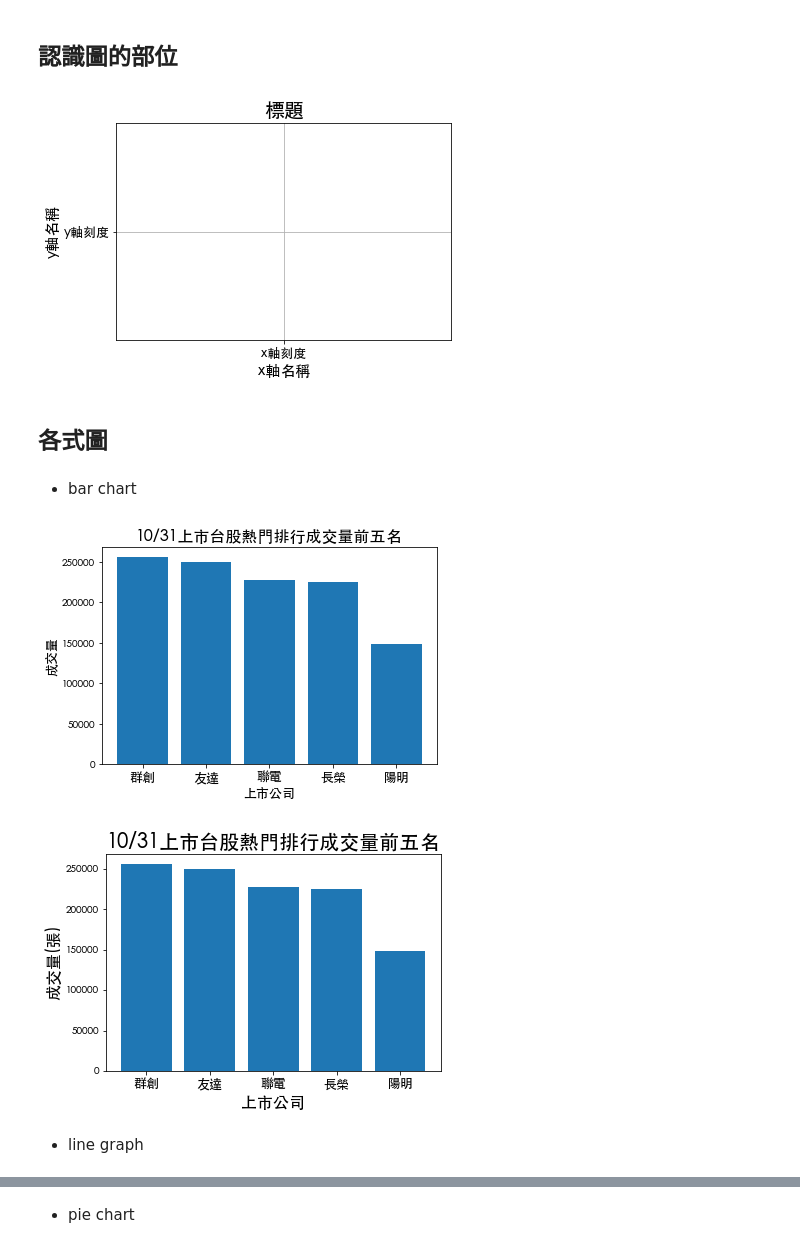
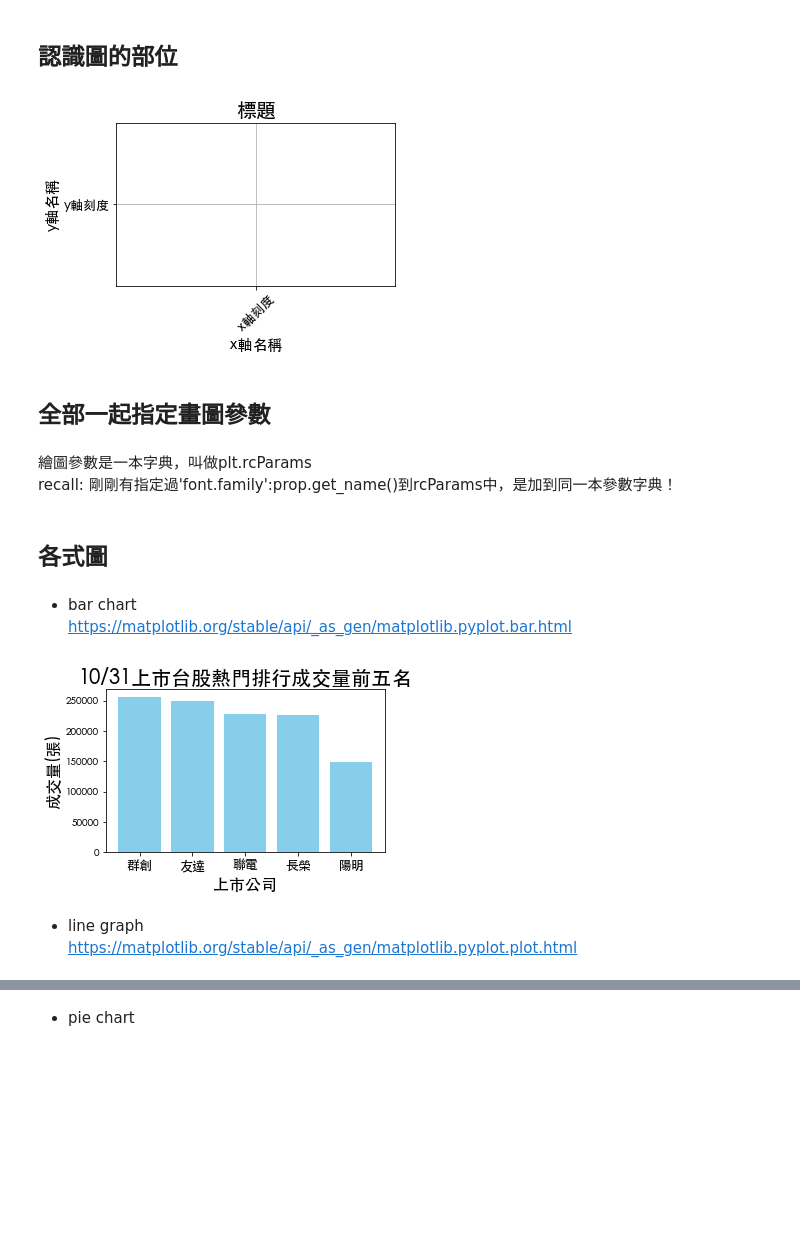
Before and after one commit to 105304039/110statistic_1, a Jupyter notebook: matplotlib(未完成).ipynb, the cells around one changed output, grey strips where cells are left out. Cells and saved outputs as stored; diff of their text form; code cells hidden in the pictures; blank space fills up the shorter version.

Commit message:
matplotlib11/2

```diff
--- a/matplotlib(未完成).ipynb
+++ b/matplotlib(未完成).ipynb
@@ -14,9 +17,9 @@ import matplotlib.pyplot as plt
 # %%
+# 以下程式碼為：利用某字體路徑，指定現在畫圖使用的字體全部為該字體
+
 import matplotlib.font_manager as font_manager
-from matplotlib import rcParams
-font_path = '/System/Library/Fonts/STHeiti Light.ttc'  # Your font path goes here
+font_path = '/System/Library/Fonts/STHeiti Light.ttc'  # 每個人的字體位址不同！自己要輸入自己的～
 font_manager.fontManager.addfont(font_path)
 prop = font_manager.FontProperties(fname=font_path)
-rcParams['font.family'] = prop.get_name()
-rcParams['font.sans-serif'] = prop.get_name()
+plt.rcParams['font.family'] = prop.get_name()          # 將現在畫圖的字體指定為我的STHeiti Light
 # %%
@@ -29,9 +32,10 @@ plt.show()
 # %% [output]
 [figure]
 # %%
-font_path = '/Users/Grace/Library/Fonts/BiauKai.ttf'  # Your font path goes here
+# 以下程式碼為：利用某字體路徑，指定現在畫圖使用的字體全部為該字體
+
+font_path = '/Users/Grace/Library/Fonts/BiauKai.ttf'  # 每個人的字體位址不同！自己要輸入自己的～
 font_manager.fontManager.addfont(font_path)
 prop = font_manager.FontProperties(fname=font_path)
-rcParams['font.family'] = prop.get_name()
-rcParams['font.sans-serif'] = prop.get_name()
+plt.rcParams['font.family'] = prop.get_name()         # 將現在畫圖的字體指定為我的Biaukai
 # %%
@@ -46,29 +50,41 @@ plt.show()
 # %% [markdown]
 ## 認識圖的部位
 # %%
+# 圖片大小
+plt.figure(figsize = (5,3))
+
+# 圖片標題
 plt.title("標題",size = 20)
 
 # 將x軸上的0.5位置命名為"x軸刻度"
 plt.xticks([0.5],        # 先填入[欲取代的刻度]
            ["x軸刻度"],   # 後填入[以什麼取代]
-           size = 13)
+           size = 13,
+           rotation = 45)
 
 # 將x軸上的0.5位置命名為"x軸刻度"
 plt.yticks([0.5],        # 先填入[欲取代的刻度]
            ["y軸刻度"],   # 後填入[以什麼取代]
            size = 13)
 
-
-plt.grid()  # 顯示圖上的格子
+# 顯示圖上的格子
+plt.grid()
 
 
+# 軸標籤
 plt.xlabel("x軸名稱",
            size = 15)
 
 
 plt.ylabel("y軸名稱",
            size = 15)
 
+# 顯示圖片
 plt.show()
 # %% [output]
-[figure, old version]
+[figure, new version]
+# %% [markdown]
+## 全部一起指定畫圖參數
+# %% [markdown]
+繪圖參數是一本字典，叫做plt.rcParams<br>
+recall: 剛剛有指定過'font.family':prop.get_name()到rcParams中，是加到同一本參數字典！
@@ -75,14 +101,5 @@ plt.show()
 # %% [markdown]
 ## 各式圖
 # %% [markdown]
-* bar chart
+* bar chart\
+https://matplotlib.org/stable/api/_as_gen/matplotlib.pyplot.bar.html
-# %%
-plt.title("10/31上市台股熱門排行成交量前五名",size = 16)    # 下標題
-plt.bar(["群創","友達","聯電","長榮","陽明"],             # 先填入x的資料list、再填入y的資料list
-        [256052,249676,227763,225384,148449])
-plt.xticks(fontsize=13)                      # 指定x軸上的刻度標籤字體大小
-plt.xlabel("上市公司",size = 13)
-plt.ylabel("成交量(張)",size = 13)
-plt.show()                                   # show: 請純展示圖片
-# %% [output]
-[figure, removed]
@@ -97,14 +106,16 @@ plt.rcParams.update(parameters)
 # %%
-# 此時無需個別指定！
+# （此時無需個別指定字體大小或是圖片大小等等！）
 
 plt.title("10/31上市台股熱門排行成交量前五名")
 plt.bar(["群創","友達","聯電","長榮","陽明"],
-        [256052,249676,227763,225384,148449])
+        [256052,249676,227763,225384,148449],
+       color = "skyblue")
 plt.xlabel("上市公司")
 plt.ylabel("成交量(張)")
 plt.show()
 # %% [output]
-[figure, old version]
+[figure, new version]
 # %% [markdown]
-* line graph
+* line graph\
+https://matplotlib.org/stable/api/_as_gen/matplotlib.pyplot.plot.html
 # %%
```
Also changed, not shown: parts of 17 cells of this notebook.
